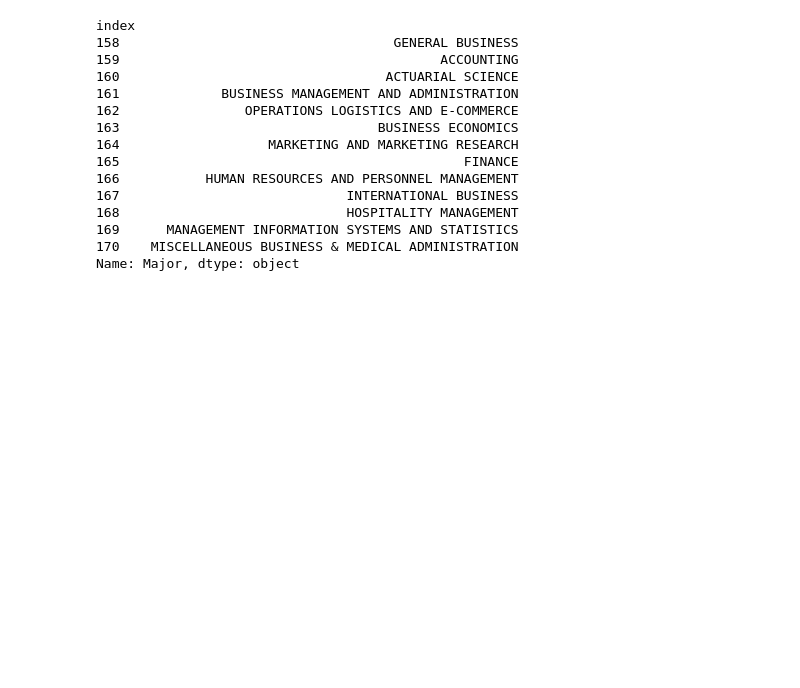
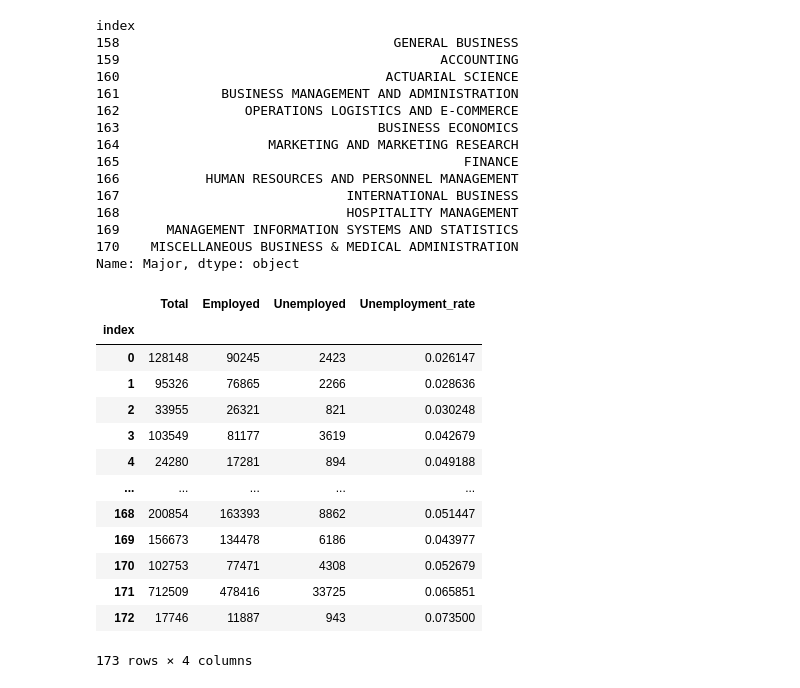
Before and after one commit to volfs01/College-Majors-and-their-Graduates_app, a Jupyter notebook: College-Majors-and-their-Graduates_app.ipynb, the cells around one changed output. Cells and saved outputs as stored; diff of their text form; code cells hidden in the pictures; blank space fills up the shorter version.

```diff
--- a/College-Majors-and-their-Graduates_app.ipynb
+++ b/College-Majors-and-their-Graduates_app.ipynb
@@ -114,3 +114,20 @@ index
 169      MANAGEMENT INFORMATION SYSTEMS AND STATISTICS
 170    MISCELLANEOUS BUSINESS & MEDICAL ADMINISTRATION
 Name: Major, dtype: object
+# %%
+df_age.loc[ : , ['Total','Employed','Unemployed','Unemployment_rate']]
+# %% [output]
+|  | Total | Employed | Unemployed | Unemployment_rate |
+| index |  |  |  |  |
+| 0 | 128148 | 90245 | 2423 | 0.026147 |
+| 1 | 95326 | 76865 | 2266 | 0.028636 |
+| 2 | 33955 | 26321 | 821 | 0.030248 |
+| 3 | 103549 | 81177 | 3619 | 0.042679 |
+| 4 | 24280 | 17281 | 894 | 0.049188 |
+| ... | ... | ... | ... | ... |
+| 168 | 200854 | 163393 | 8862 | 0.051447 |
+| 169 | 156673 | 134478 | 6186 | 0.043977 |
+| 170 | 102753 | 77471 | 4308 | 0.052679 |
+| 171 | 712509 | 478416 | 33725 | 0.065851 |
+| 172 | 17746 | 11887 | 943 | 0.073500 |
+173 rows × 4 columns
```
Also changed, not shown: parts of 4 cells of this notebook.
